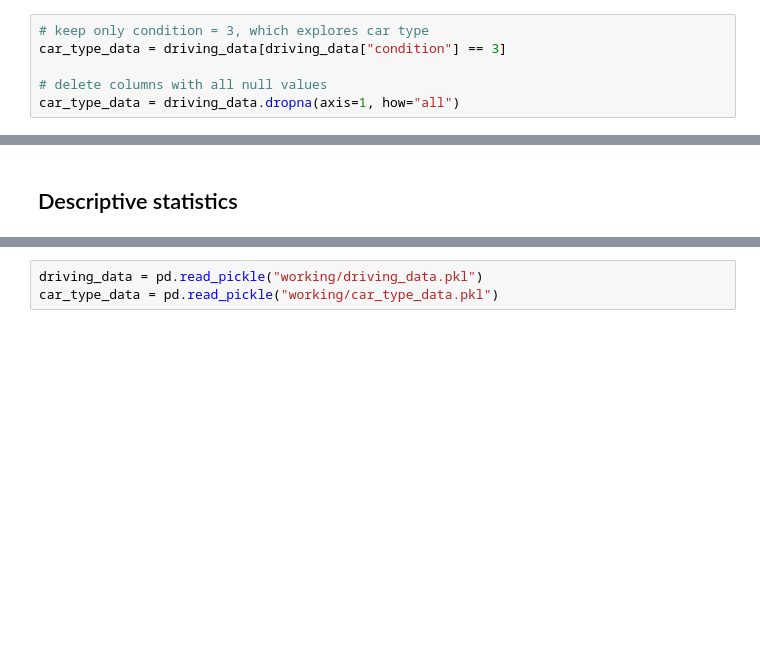
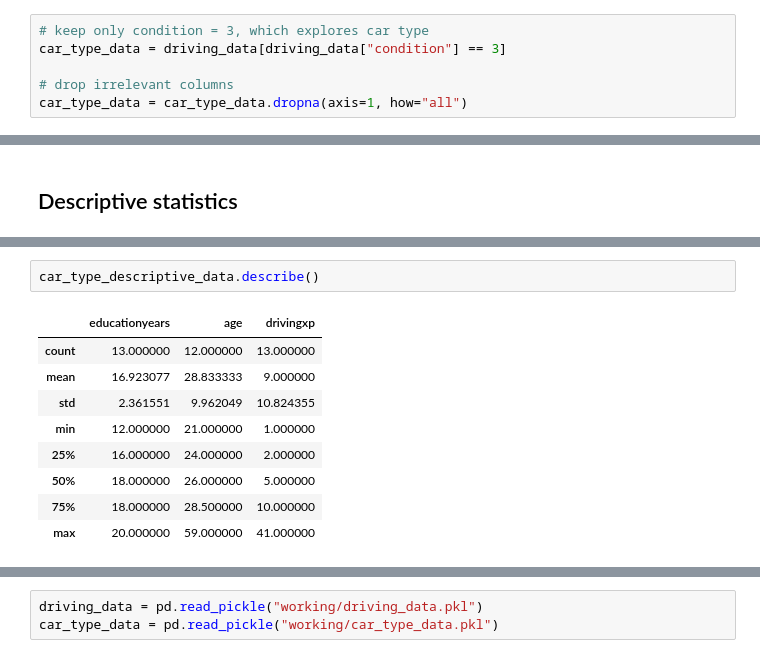
Before and after one commit to javiercmh/lab-cognition-analysis, a Jupyter notebook: code/Driving styles and car type.ipynb, the cells around one changed output, grey strips where cells are left out. Drawn from its saved outputs; the diff is of its cells as text; blank space fills up the shorter version.

```diff
--- a/code/Driving styles and car type.ipynb
+++ b/code/Driving styles and car type.ipynb
@@ -47,8 +54,8 @@ driving_data.loc[:, "defensive"] = driving_data.loc[:, ["defmean", "defmean2"]].
 # keep only condition = 3, which explores car type
 car_type_data = driving_data[driving_data["condition"] == 3]
 
-# delete columns with all null values
-car_type_data = driving_data.dropna(axis=1, how="all")
+# drop irrelevant columns
+car_type_data = car_type_data.dropna(axis=1, how="all")
 # %%
 driving_data.to_pickle("working/driving_data.pkl")
 car_type_data.to_pickle("working/car_type_data.pkl")
@@ -65,0 +143,12 @@ descriptive_columns = [
+# %%
+car_type_descriptive_data.describe()
+# %% [output]
+|  | educationyears | age | drivingxp |
+| count | 13.000000 | 12.000000 | 13.000000 |
+| mean | 16.923077 | 28.833333 | 9.000000 |
+| std | 2.361551 | 9.962049 | 10.824355 |
+| min | 12.000000 | 21.000000 | 1.000000 |
+| 25% | 16.000000 | 24.000000 | 2.000000 |
+| 50% | 18.000000 | 26.000000 | 5.000000 |
+| 75% | 18.000000 | 28.500000 | 10.000000 |
+| max | 20.000000 | 59.000000 | 41.000000 |
```
Also changed, not shown: parts of 17 cells of this notebook, 4 other files.
